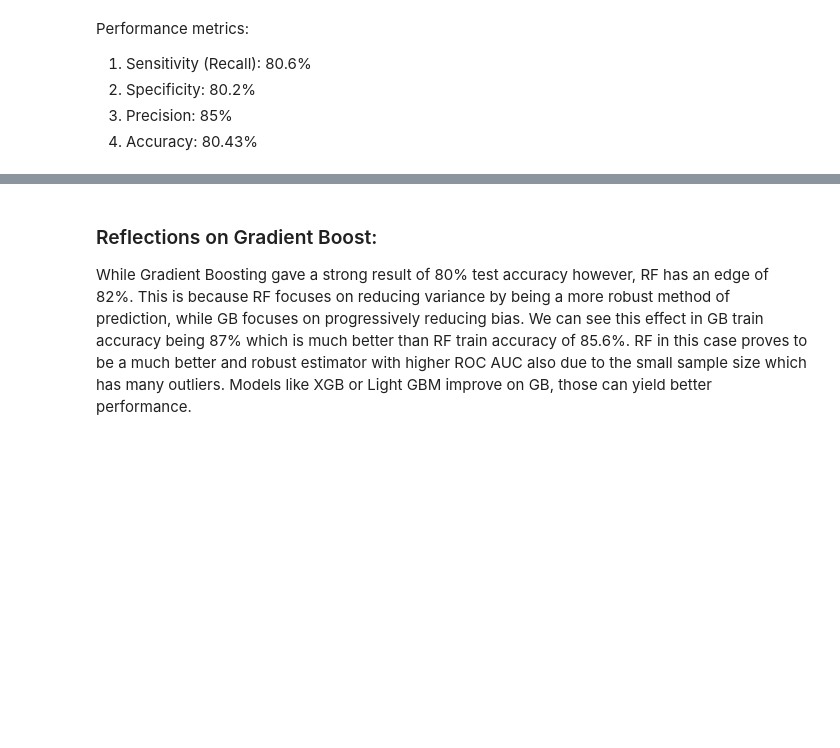
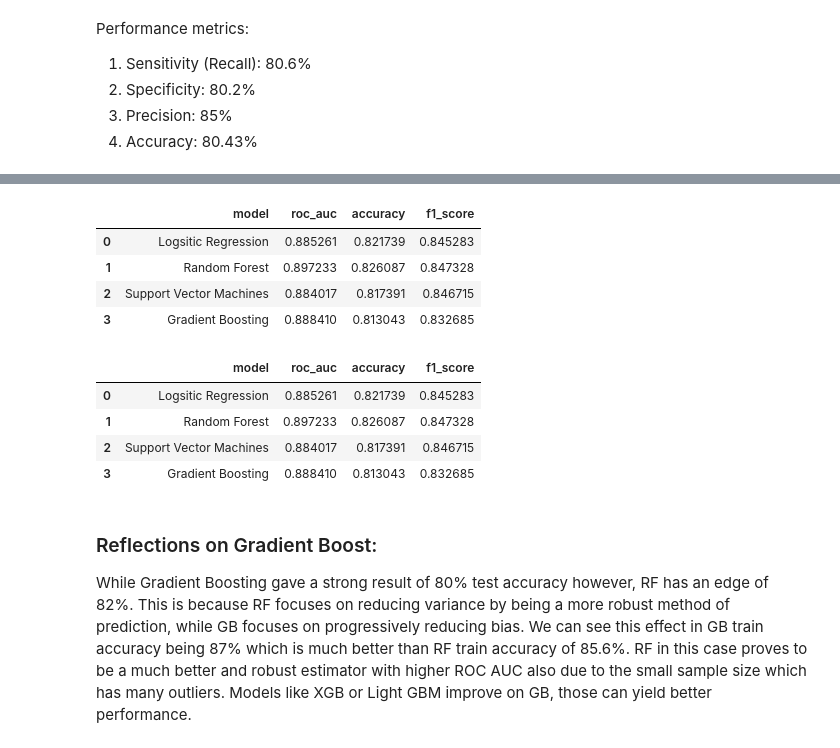
Before and after one commit to Nupur-Patil/ml_projects, a Jupyter notebook: heart_disease_prediction/notebooks/02_model_training.ipynb, the cells around one changed output, grey strips where cells are left out. Saved outputs shown, nothing was run; the diff lists cells and outputs as text; code cells hidden in the pictures; blank space fills up the shorter version.

```diff
--- a/heart_disease_prediction/notebooks/02_model_training.ipynb
+++ b/heart_disease_prediction/notebooks/02_model_training.ipynb
@@ -241,4 +246,5 @@ f1
 0.8452830188679246
 0.8452830188679246
 # %%
-curve = pd.DataFrame(data = {'roc_auc': roc_auc,'accuracy':tpr, 'threshold':thresholds})
+results = pd.DataFrame(data = {'model': 'Logsitic Regression', 'roc_auc': roc_auc,'accuracy':test_accuracy, 'f1_score':f1}, index=[0])
+results
@@ -480,3 +490,7 @@ f1
 # %% [output]
 0.8473282442748091
 0.8473282442748091
+# %%
+new_row = pd.DataFrame(data = {'model': 'Random Forest', 'roc_auc': roc_auc,'accuracy':test_accuracy, 'f1_score':f1}, index=[0])
+results = pd.concat([results, new_row], ignore_index=True)
+results
@@ -721,0 +743,4 @@ plt.legend(loc='lower right')
+# %%
+new_row = pd.DataFrame(data = {'model': 'Support Vector Machines', 'roc_auc': roc_auc,'accuracy':accuracy_svm_test, 'f1_score':f1}, index=[0])
+results = pd.concat([results, new_row], ignore_index=True)
+results
@@ -981,3 +1060,18 @@ plt.legend(loc='lower right')
+# %%
+new_row = pd.DataFrame(data = {'model': 'Gradient Boosting', 'roc_auc': roc_auc,'accuracy':accuracy_gb_test, 'f1_score':f1}, index=[0])
+results = pd.concat([results, new_row], ignore_index=True)
+results
+# %% [output]
+|  | model | roc_auc | accuracy | f1_score |
+| 0 | Logsitic Regression | 0.885261 | 0.821739 | 0.845283 |
+| 1 | Random Forest | 0.897233 | 0.826087 | 0.847328 |
+| 2 | Support Vector Machines | 0.884017 | 0.817391 | 0.846715 |
+| 3 | Gradient Boosting | 0.888410 | 0.813043 | 0.832685 |
+|  | model | roc_auc | accuracy | f1_score |
+| 0 | Logsitic Regression | 0.885261 | 0.821739 | 0.845283 |
+| 1 | Random Forest | 0.897233 | 0.826087 | 0.847328 |
+| 2 | Support Vector Machines | 0.884017 | 0.817391 | 0.846715 |
+| 3 | Gradient Boosting | 0.888410 | 0.813043 | 0.832685 |
 # %% [markdown]
 ### Reflections on Gradient Boost:
 While Gradient Boosting gave a strong result of 80% test accuracy however, RF has an edge of 82%. This is because RF focuses on reducing variance by being a more robust method of prediction, while GB focuses on progressively reducing bias. We can see this effect in GB train accuracy being 87% which is much better than RF train accuracy of 85.6%. RF in this case proves to be a much better and robust estimator with higher ROC AUC also due to the small sample size which has many outliers.
```
Also changed, not shown: parts of 27 cells of this notebook, 1 other file.
